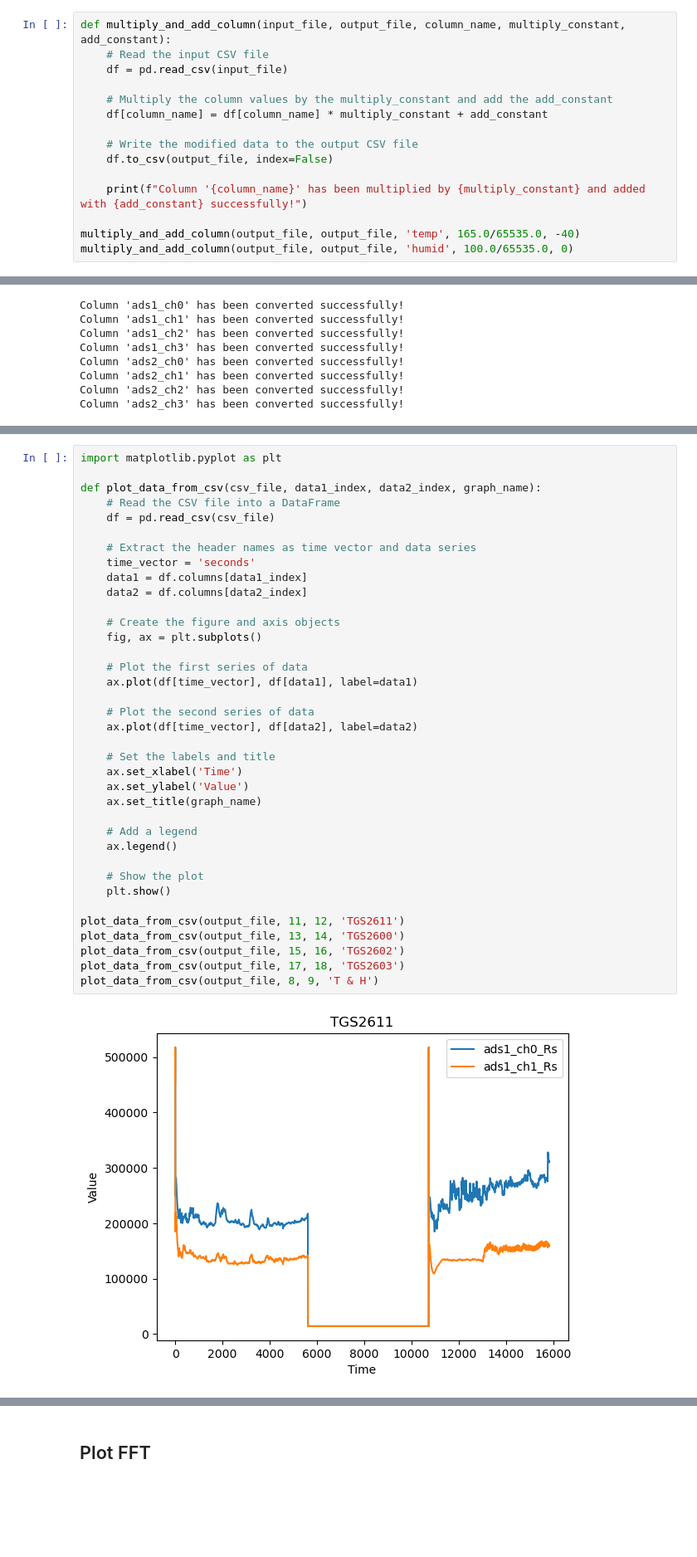
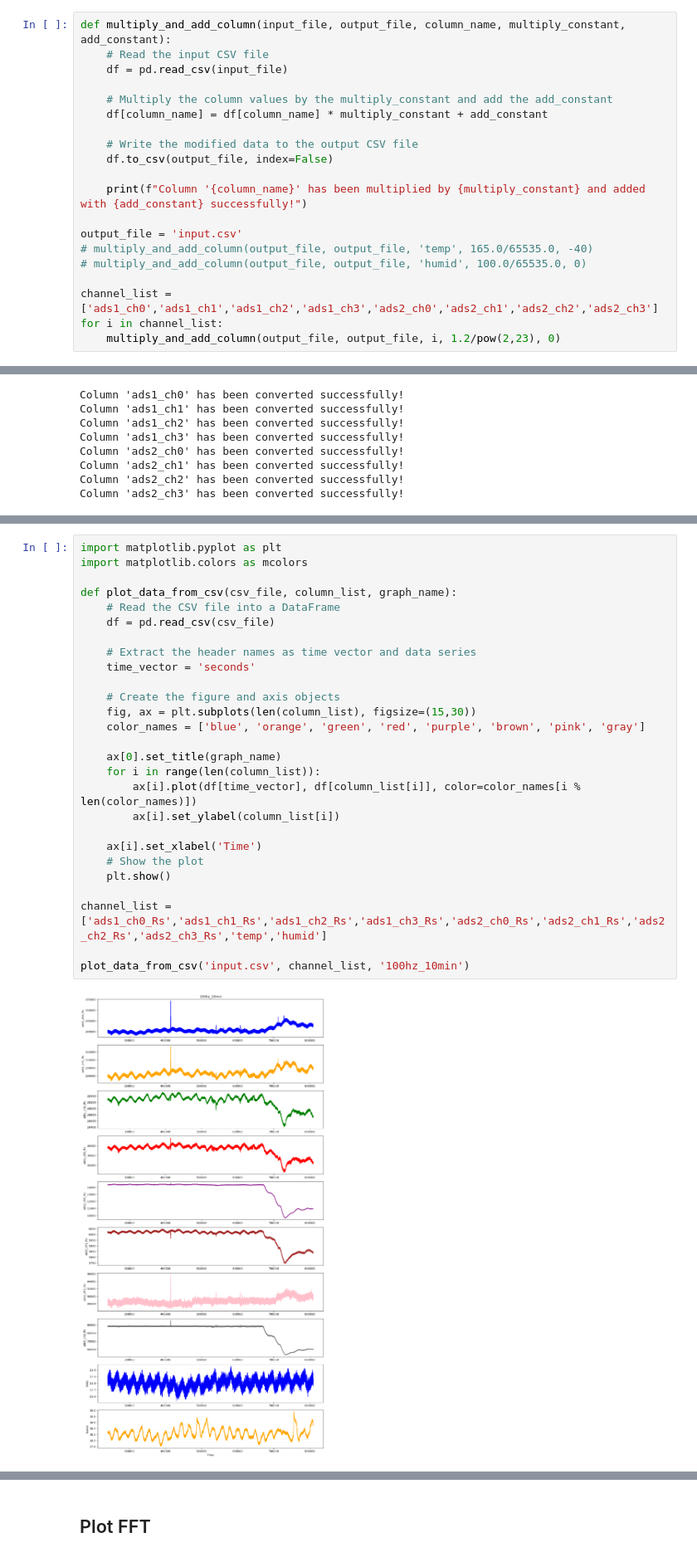
Before and after one commit to liwing1/py_notebook, a Jupyter notebook: Testes.ipynb, the cells around one changed output, grey strips where cells are left out. Shown at 83% size. Saved outputs shown, nothing was run; the diff lists cells and outputs as text; blank space fills up the shorter version.

Commit message:
multiple graphs

```diff
--- a/Testes.ipynb
+++ b/Testes.ipynb
@@ -64,6 +62,11 @@ def multiply_and_add_column(input_file, output_file, column_name, multiply_const
 
     print(f"Column '{column_name}' has been multiplied by {multiply_constant} and added with {add_constant} successfully!")
 
-multiply_and_add_column(output_file, output_file, 'temp', 165.0/65535.0, -40)
-multiply_and_add_column(output_file, output_file, 'humid', 100.0/65535.0, 0)
+output_file = 'input.csv'
+# multiply_and_add_column(output_file, output_file, 'temp', 165.0/65535.0, -40)
+# multiply_and_add_column(output_file, output_file, 'humid', 100.0/65535.0, 0)
+
+channel_list = ['ads1_ch0','ads1_ch1','ads1_ch2','ads1_ch3','ads2_ch0','ads2_ch1','ads2_ch2','ads2_ch3']
+for i in channel_list:
+    multiply_and_add_column(output_file, output_file, i, 1.2/pow(2,23), 0)
 # %% [output]
@@ -103,39 +113,29 @@ Column 'ads2_ch3' has been converted successfully!
 # %%
 import matplotlib.pyplot as plt
+import matplotlib.colors as mcolors
 
-def plot_data_from_csv(csv_file, data1_index, data2_index, graph_name):
+def plot_data_from_csv(csv_file, column_list, graph_name):
     # Read the CSV file into a DataFrame
     df = pd.read_csv(csv_file)
 
     # Extract the header names as time vector and data series
     time_vector = 'seconds'
-    data1 = df.columns[data1_index]
-    data2 = df.columns[data2_index]
 
     # Create the figure and axis objects
-    fig, ax = plt.subplots()
+    fig, ax = plt.subplots(len(column_list), figsize=(15,30))
+    color_names = ['blue', 'orange', 'green', 'red', 'purple', 'brown', 'pink', 'gray']
 
-    # Plot the first series of data
-    ax.plot(df[time_vector], df[data1], label=data1)
+    ax[0].set_title(graph_name)
+    for i in range(len(column_list)):
+        ax[i].plot(df[time_vector], df[column_list[i]], color=color_names[i % len(color_names)])
+        ax[i].set_ylabel(column_list[i])
 
-    # Plot the second series of data
-    ax.plot(df[time_vector], df[data2], label=data2)
-
-    # Set the labels and title
-    ax.set_xlabel('Time')
-    ax.set_ylabel('Value')
-    ax.set_title(graph_name)
-
-    # Add a legend
-    ax.legend()
-
+    ax[i].set_xlabel('Time')
     # Show the plot
     plt.show()
 
-plot_data_from_csv(output_file, 11, 12, 'TGS2611')
-plot_data_from_csv(output_file, 13, 14, 'TGS2600')
-plot_data_from_csv(output_file, 15, 16, 'TGS2602')
-plot_data_from_csv(output_file, 17, 18, 'TGS2603')
-plot_data_from_csv(output_file, 8, 9, 'T & H')
+channel_list = ['ads1_ch0_Rs','ads1_ch1_Rs','ads1_ch2_Rs','ads1_ch3_Rs','ads2_ch0_Rs','ads2_ch1_Rs','ads2_ch2_Rs','ads2_ch3_Rs','temp','humid']
+
+plot_data_from_csv('input.csv', channel_list, '100hz_10min')
 # %% [output]
-[figure, old version]
+[figure, new version]
```
Also changed, not shown: parts of 12 cells of this notebook.
